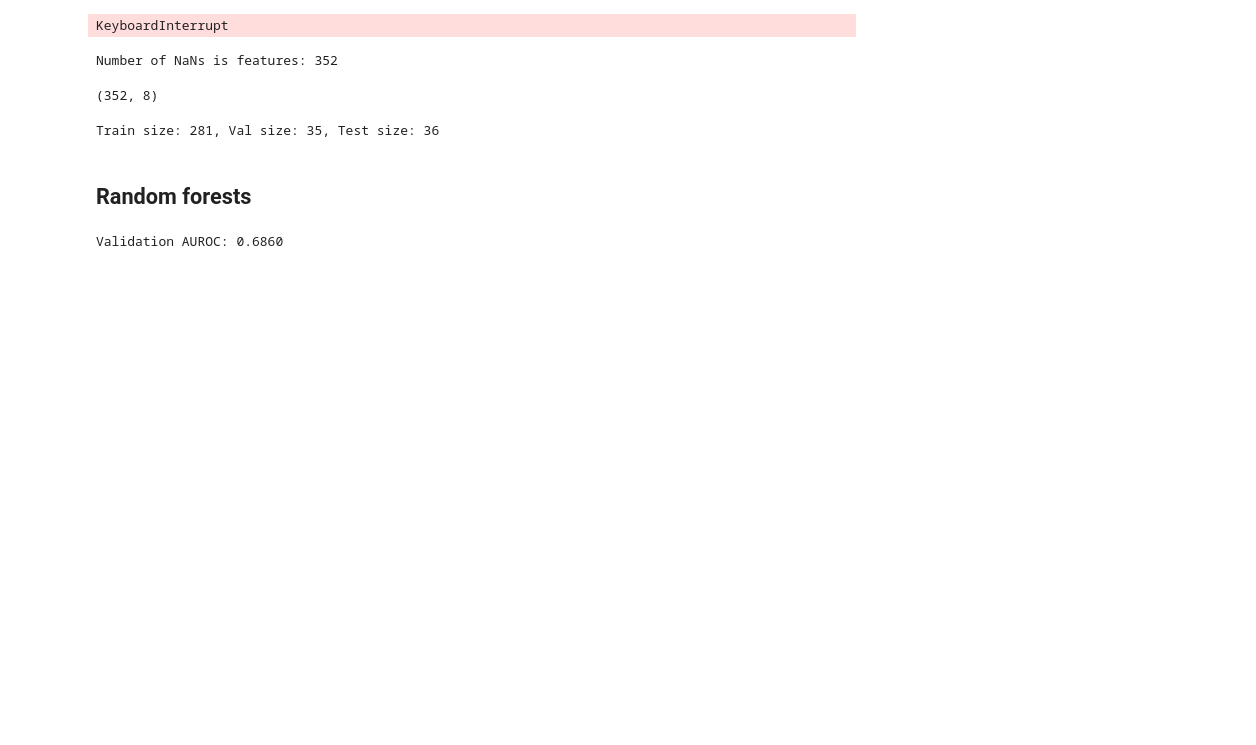
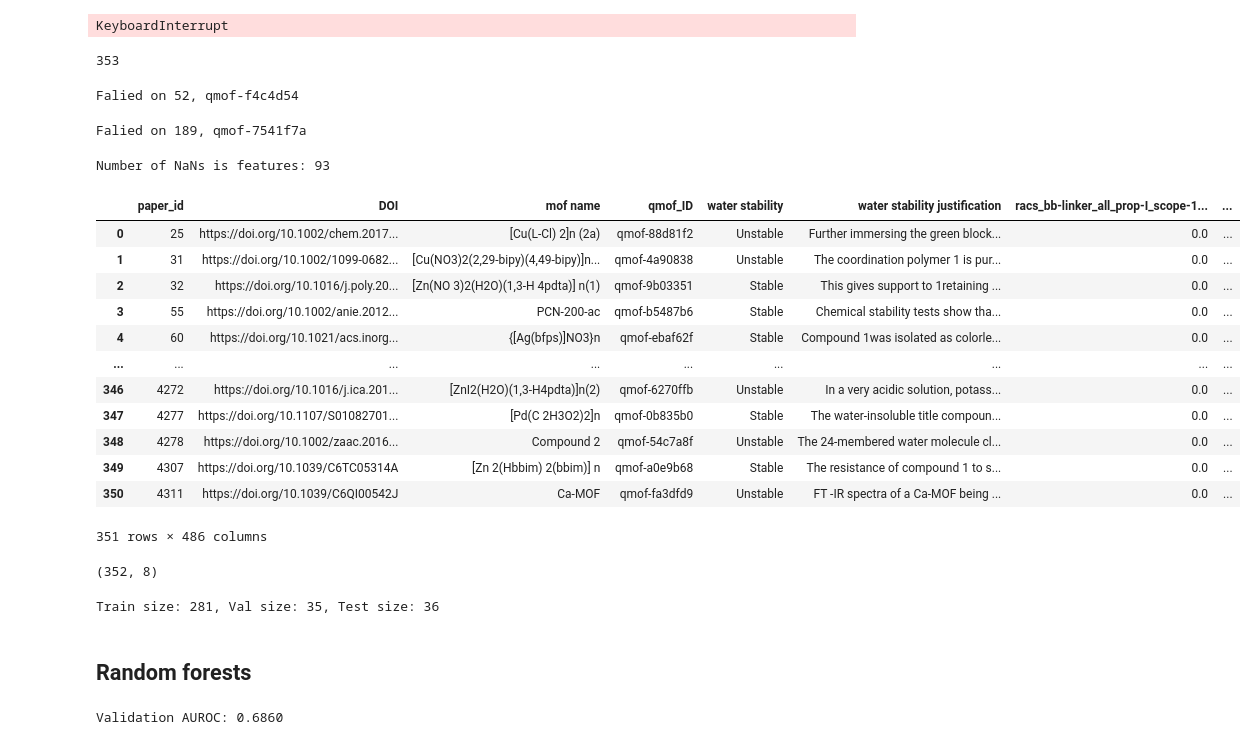
Before and after one commit to AI4ChemS/Eunomia, a Jupyter notebook: examples/featurize.ipynb, the cells around one changed output. Cells and saved outputs as stored; diff of their text form; code cells hidden in the pictures; blank space fills up the shorter version.

```diff
--- a/examples/featurize.ipynb
+++ b/examples/featurize.ipynb
@@ -82,11 +74,23 @@ features = featurizer.featurize_many(structures)
 # %% [output]
 KeyboardInterrupt
+# %%
+df_with_qmof.shape[0]
+# %% [output]
+353
 # %%
 # This cell takes a WHILE to run!
 X = []
 y = []
+qmof_IDs = []
+paper_IDs = []
+mof_names = []
+DOIS = []
+justifications = []
 for index, mof in tqdm(df_with_qmof.iterrows(), total=df_with_qmof.shape[0]):
     qmof_ID = mof['qmof_ID']
+    paper_id = mof['Paper id']
+    mof_name = mof['MOF name']
+    # DOI = mof['DOI']
     s = Structure.from_file(f'../data/qmof_database/scripts/relaxed_structures/{qmof_ID}.cif')
     try:
         feature = featurizer.featurize(s)
@@ -95,29 +99,73 @@ for index, mof in tqdm(df_with_qmof.iterrows(), total=df_with_qmof.shape[0]):
             y.append(1)
         else:
             y.append(0)
+        qmof_IDs.append(qmof_ID)
+        paper_IDs.append(paper_id)
+        mof_names.append(mof_name)
+        DOIS.append(DOI)
     except ValueError:
         print(f'Falied on {index}, {qmof_ID}')
     # break
 
 # y = [1 if row['Predicted Stability'] == 'Stable' else 0 for index, row in df_with_qmof.iterrows()]
-with open('../data/qmof_database/ml_data.pkl', 'wb') as f:
-    pickle.dump([X,y],f)
+with open('../data/qmof_database/RACS_features.pkl', 'wb') as f:
+    pickle.dump([X,y, qmof_IDs, paper_IDs, mof_names],f)
+# %% [output]
+Falied on 52, qmof-f4c4d54
+Falied on 189, qmof-7541f7a
 # %%
-with open('../data/qmof_database/APRDF_RACS_AMD_features.pkl', 'rb') as f:
+with open('../data/qmof_database/RACS_features.pkl', 'rb') as f:
     dat = pickle.load(f)
 X = np.array(dat[0])
 y = np.array(dat[1])
+qmof_IDs = dat[2]
+paper_IDs = dat[3]
+mof_names = dat[4]
 
 # dropping NaNs
 indices_with_nans = np.where(np.any(np.isnan(X), axis=1))[0]
 print(f'Number of NaNs is features: {len(indices_with_nans)}')
-X = np.nan_to_num(X)
+# X = np.nan_to_num(X)
 # X = np.delete(X, indices_with_nans, axis=0)
 # y = np.delete(y, indices_with_nans, axis=0)
-mask = X.std(axis=0) > 800000
-X = X[:, mask]
+# mask = X.std(axis=0) > 800000
+# X = X[:, mask]
 # %% [output]
-Number of NaNs is features: 352
+Number of NaNs is features: 93
+# %%
+L = len(featurizer.feature_labels())
+# df_features = pd.DataFrame(dict(zip(featurizer.feature_labels(), X.reshape(L,-1))))
+df_features = pd.DataFrame([dict(zip(featurizer.feature_labels(), x)) for x in X])
+df_features = df_features.loc[:, (df_features != df_features.iloc[0]).any()]
+df_features['qmof_ID'] = qmof_IDs
+# df_features['water stability'] = df_with_qmof['Predicted Stability']
+df_features['DOI'] = df_features['qmof_ID'].map(df_with_qmof.set_index('qmof_ID')['DOI'])
+df_features['water stability justification'] = df_features['qmof_ID'].map(df_with_qmof.set_index('qmof_ID')['Justification'])
+df_features['water stability'] = df_features['qmof_ID'].map(df_with_qmof.set_index('qmof_ID')['Predicted Stability'])
+
+df_features['mof name'] = mof_names
+df_features['paper_id'] = paper_IDs
+move_to_front = ['paper_id','DOI', 'mof name', 'qmof_ID', 'water stability', 'water stability justification' ]
+
+# Create a new DataFrame with the desired column order
+new_order = move_to_front + [col for col in df_features.columns if col not in move_to_front]
+df_features = df_features[new_order]
+df_features
+# df_features.to_csv('wster_stability_dataset.csv', index=False)
+# %% [output]
+|  | paper_id | DOI | mof name | qmof_ID | water stability | water stability justification | racs_bb-linker_all_prop-I_scope-1... | ... |
+| 0 | 25 | https://doi.org/10.1002/chem.2017... | [Cu(L-Cl) 2]n (2a) | qmof-88d81f2 | Unstable | Further immersing the green block... | 0.0 | ... |
+| 1 | 31 | https://doi.org/10.1002/1099-0682... | [Cu(NO3)2(2,29-bipy)(4,49-bipy)]n... | qmof-4a90838 | Unstable | The coordination polymer 1 is pur... | 0.0 | ... |
+| 2 | 32 | https://doi.org/10.1016/j.poly.20... | [Zn(NO 3)2(H2O)(1,3-H 4pdta)] n(1) | qmof-9b03351 | Stable | This gives support to 1retaining ... | 0.0 | ... |
+| 3 | 55 | https://doi.org/10.1002/anie.2012... | PCN-200-ac | qmof-b5487b6 | Stable | Chemical stability tests show tha... | 0.0 | ... |
+| 4 | 60 | https://doi.org/10.1021/acs.inorg... | {[Ag(bfps)]NO3}n | qmof-ebaf62f | Stable | Compound 1was isolated as colorle... | 0.0 | ... |
+| ... | ... | ... | ... | ... | ... | ... | ... | ... |
+| 346 | 4272 | https://doi.org/10.1016/j.ica.201... | [ZnI2(H2O)(1,3-H4pdta)]n(2) | qmof-6270ffb | Unstable | In a very acidic solution, potass... | 0.0 | ... |
+| 347 | 4277 | https://doi.org/10.1107/S01082701... | [Pd(C 2H3O2)2]n | qmof-0b835b0 | Stable | The water-insoluble title compoun... | 0.0 | ... |
+| 348 | 4278 | https://doi.org/10.1002/zaac.2016... | Compound 2 | qmof-54c7a8f | Unstable | The 24-membered water molecule cl... | 0.0 | ... |
+| 349 | 4307 | https://doi.org/10.1039/C6TC05314A | [Zn 2(Hbbim) 2(bbim)] n | qmof-a0e9b68 | Stable | The resistance of compound 1 to s... | 0.0 | ... |
+| 350 | 4311 | https://doi.org/10.1039/C6QI00542J | Ca-MOF | qmof-fa3dfd9 | Unstable | FT -IR spectra of a Ca-MOF being ... | 0.0 | ... |
+351 rows × 486 columns
 # %%
 # standradize the features
 def standardize_train(x):
```
Also changed, not shown: parts of 5 cells of this notebook, 5 other files.
